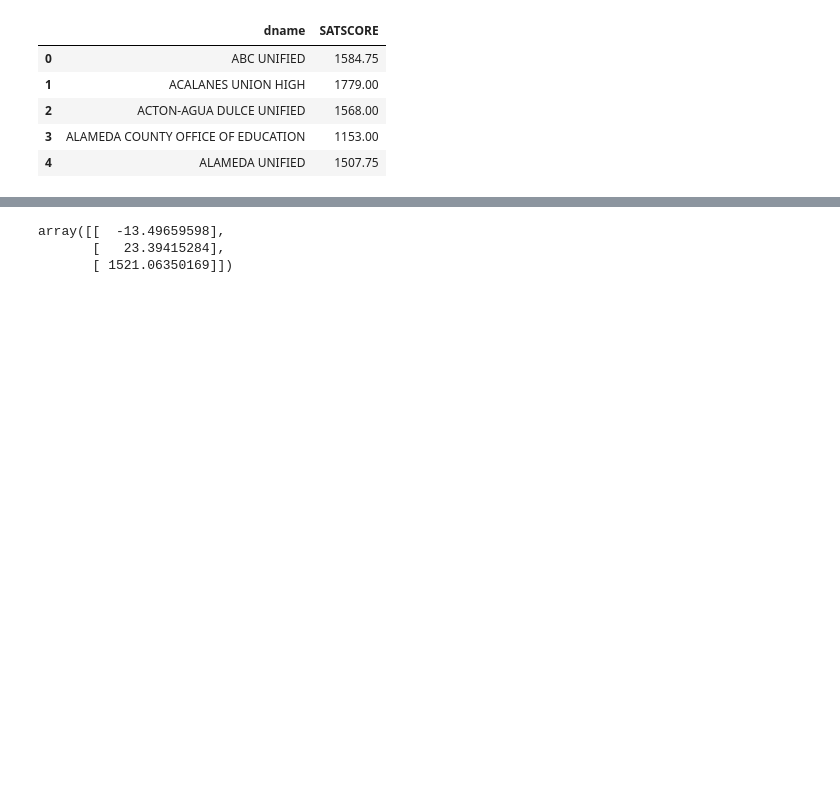
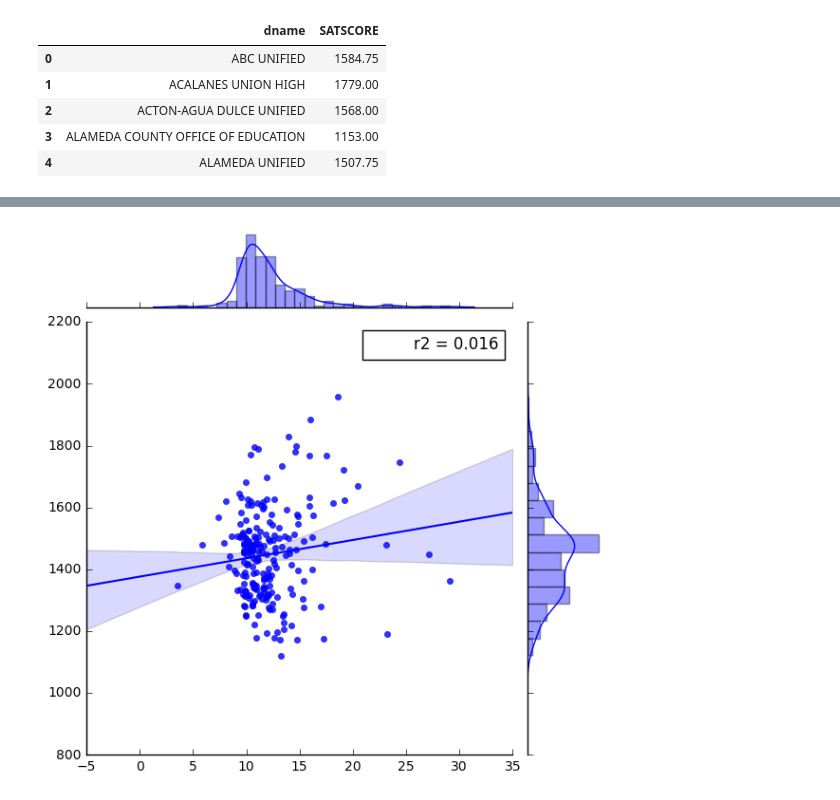
Before and after one commit to aniketmandalik/DSDProject1, a Jupyter notebook: Project 1.ipynb, the cells around one changed output, grey strips where cells are left out. Cells and saved outputs as stored; diff of their text form; code cells hidden in the pictures; blank space fills up the shorter version.

```diff
--- a/Project 1.ipynb
+++ b/Project 1.ipynb
@@ -65,4 +87,11 @@ merged_data.head()
 # %%
-X1 = merged_data.loc[:, ['PERPUPILEXP', "CONSTANT"]]
-X2 = merged_data.loc[:, ['PERPUPILTAX', "CONSTANT"]]
-y = merged_data.loc[:, ["SATSCORE"]]
+X1 = merged_data.loc[:, ['PERPUPILEXP']].as_matrix()
+X2 = merged_data.loc[:, ['PERPUPILTAX']].as_matrix()
+y = merged_data.loc[:, ['SATSCORE']].as_matrix()
+def r2(x, y):
+    return stats.pearsonr(x, y)[0]**2
+
+sns.jointplot(X1, y, kind="reg", stat_func=r2)
+plt.show()
+# %% [output]
+[figure, added]
@@ -76,6 +97,0 @@ b = np.linalg.lstsq(X2, y)
-# %%
-a[0]
-# %% [output]
-array([[  -13.49659598],
-       [   23.39415284],
-       [ 1521.06350169]])
```
Also changed, not shown: parts of 26 cells of this notebook.
